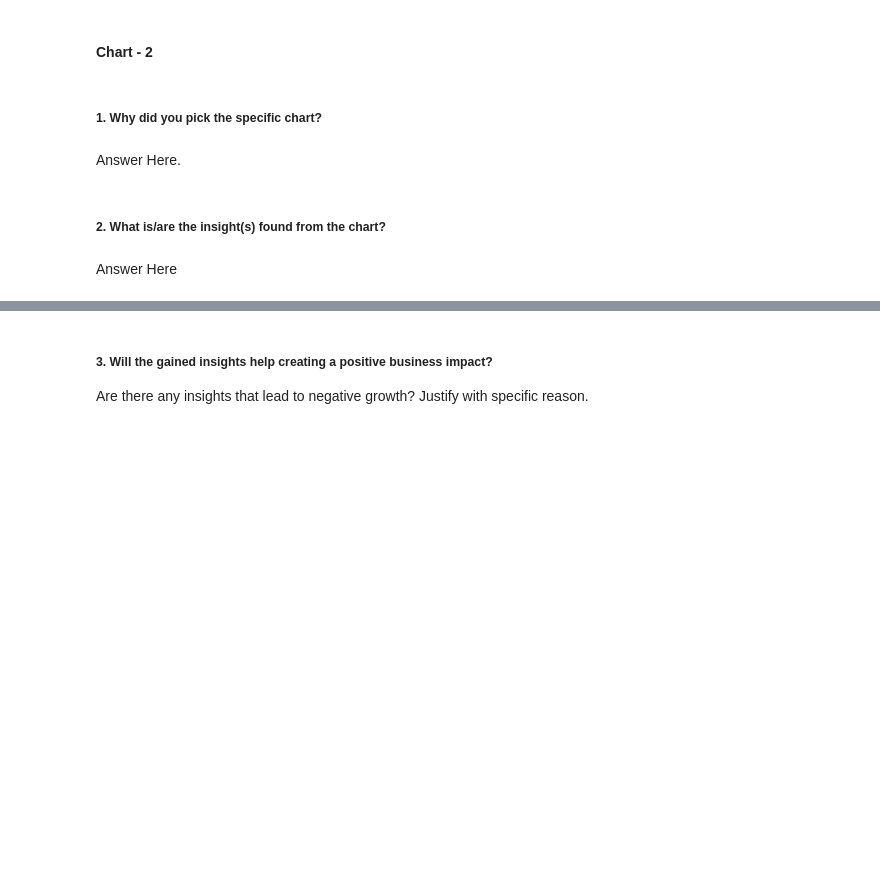
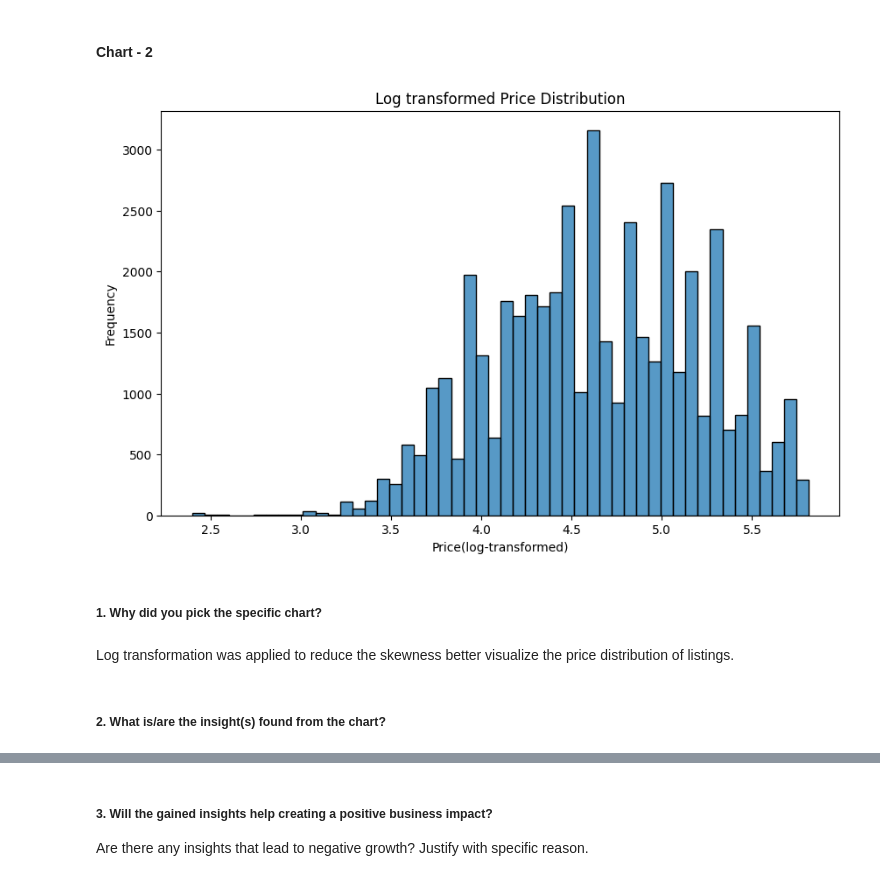
Before and after one commit to nibedita-26/airbnb_EDA, a Jupyter notebook: notebooks/AirBnB_Booking_Analysis_EDA.ipynb, the cells around one changed output, grey strips where cells are left out. Cells and saved outputs as stored; diff of their text form; code cells hidden in the pictures; blank space fills up the shorter version.

```diff
--- a/notebooks/AirBnB_Booking_Analysis_EDA.ipynb
+++ b/notebooks/AirBnB_Booking_Analysis_EDA.ipynb
@@ -476,8 +493,20 @@ Answer Here
+# %%
+# Chart - 2 Log transformed price
+df_copy['log_price'] = np.log1p(df_copy['price'])
+
+plt.figure(figsize = (10, 6))
+
+sns.histplot(df_copy['log_price'], bins = 50)
+
+plt.title('Log transformed Price Distribution')
+plt.xlabel('Price(log-transformed)')
+plt.ylabel('Frequency')
+plt.show()
+# %% [output]
+[figure, added]
 # %% [markdown]
 ##### 1. Why did you pick the specific chart?
-# %% [markdown]
-Answer Here.
+# %% [markdown]
+Log transformation was applied to reduce the skewness better visualize the price distribution of listings.
 # %% [markdown]
 ##### 2. What is/are the insight(s) found from the chart?
-# %% [markdown]
-Answer Here
```
Also changed, not shown: parts of 36 cells of this notebook.
